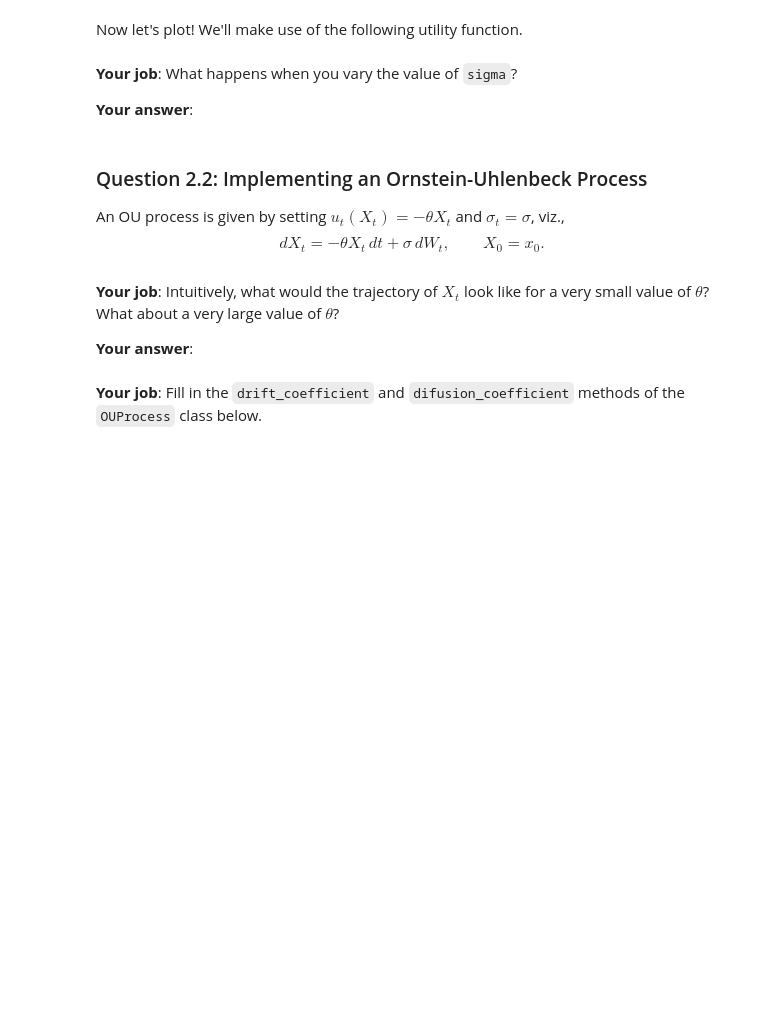
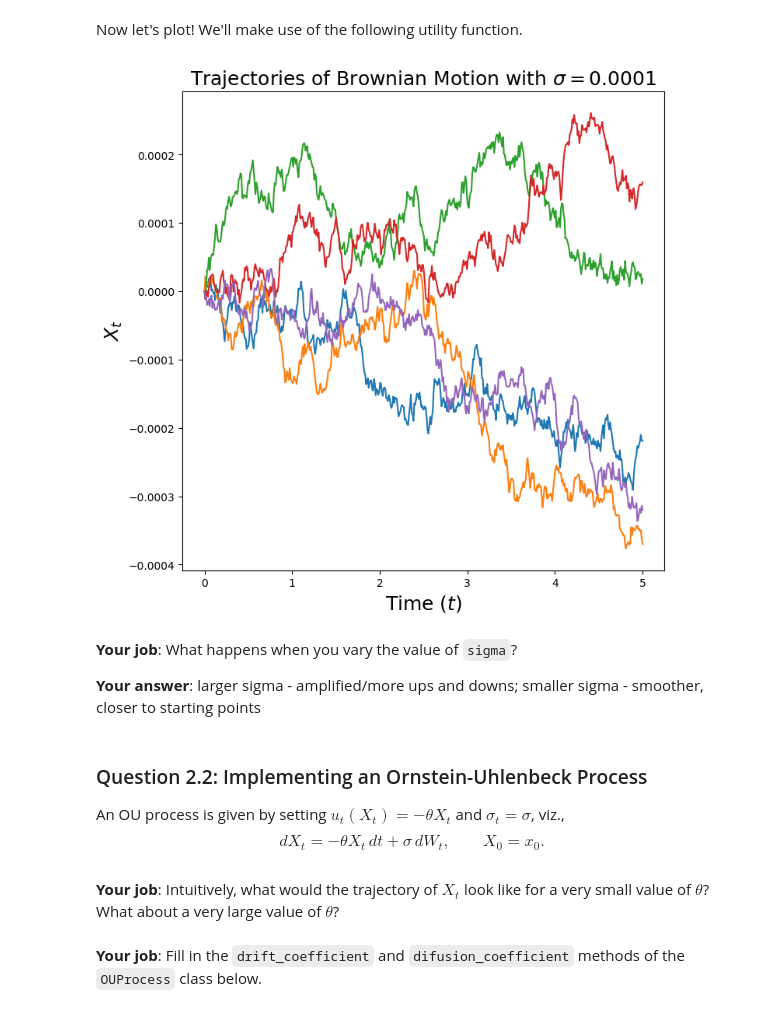
Before and after one commit to matcha1214/flow-diffusion-practice, a Jupyter notebook: lab_one.ipynb, the cells around one changed output. Drawn from its saved outputs; the diff is of its cells as text; code cells hidden in the pictures; blank space fills up the shorter version.

```diff
--- a/lab_one.ipynb
+++ b/lab_one.ipynb
@@ -138,7 +138,7 @@ class EulerMaruyamaSimulator(Simulator):
         self.sde = sde
 
     def step(self, xt: torch.Tensor, t: torch.Tensor, h: torch.Tensor):
-        raise NotImplementedError("Fill me in for Question 1.1!")
+        return xt + h * self.sde.drift_coefficient(xt, t) + torch.sqrt(h) * self.sde.diffusion_coefficient(xt, t) * torch.randn_like(xt)
 # %% [markdown]
 **Note:** When the diffusion coefficient is zero, the Euler and Euler-Maruyama simulation are equivalent!
 # %% [markdown]
@@ -168,7 +166,7 @@ class BrownianMotion(SDE):
         Returns:
             - drift: shape (bs, dim)
         """
-        raise NotImplementedError("Fill me in for Question 2.1!")
+        return torch.zeros_like(xt)
 
     def diffusion_coefficient(self, xt: torch.Tensor, t: torch.Tensor) -> torch.Tensor:
         """
@@ -179,7 +177,7 @@ class BrownianMotion(SDE):
         Returns:
             - diffusion: shape (bs, dim)
         """
-        raise NotImplementedError("Fill me in for Question 2.1!")
+        return self.sigma * torch.ones_like(xt)
 # %% [markdown]
 Now let's plot! We'll make use of the following utility function.
 # %%
@@ -197,33 +195,33 @@ def plot_trajectories_1d(x0: torch.Tensor, simulator: Simulator, timesteps: torc
         trajectories = simulator.simulate_with_trajectory(x0, timesteps) # (num_trajectories, num_timesteps, ...)
         for trajectory_idx in range(trajectories.shape[0]):
             trajectory = trajectories[trajectory_idx, :, 0] # (num_timesteps,)
-            ax.plot(ts.cpu(), trajectory.cpu())
+            ax.plot(timesteps.cpu(), trajectory.cpu())
 # %%
-sigma = 1.0
+sigma = 0.0001
 brownian_motion = BrownianMotion(sigma)
 simulator = EulerMaruyamaSimulator(sde=brownian_motion)
 x0 = torch.zeros(5,1).to(device) # Initial values - let's start at zero
 ts = torch.linspace(0.0,5.0,500).to(device) # simulation timesteps
 
 plt.figure(figsize=(8, 8))
 ax = plt.gca()
 ax.set_title(r'Trajectories of Brownian Motion with $\sigma=$' + str(sigma), fontsize=18)
 ax.set_xlabel(r'Time ($t$)', fontsize=18)
 ax.set_ylabel(r'$X_t$', fontsize=18)
 plot_trajectories_1d(x0, simulator, ts, ax)
 plt.show()
+# %% [output]
+[figure, added]
 # %% [markdown]
 **Your job**: What happens when you vary the value of `sigma`?
 
-**Your answer**:
+**Your answer**: larger sigma - amplified/more ups and downs; smaller sigma - smoother, closer to starting points
 # %% [markdown]
 ### Question 2.2: Implementing an Ornstein-Uhlenbeck Process
 An OU process is given by setting $u_t(X_t) = - \theta X_t$ and $\sigma_t = \sigma$, viz.,
 $$ dX_t = -\theta X_t\, dt + \sigma\, dW_t, \quad \quad X_0 = x_0.$$
 # %% [markdown]
 **Your job**: Intuitively, what would the trajectory of $X_t$ look like for a very small value of $\theta$? What about a very large value of $\theta$?
-
-**Your answer**:
 # %% [markdown]
 **Your job**: Fill in the `drift_coefficient` and `difusion_coefficient` methods of the `OUProcess` class below.
 # %%
```
Also changed, not shown: parts of 16 cells of this notebook.
